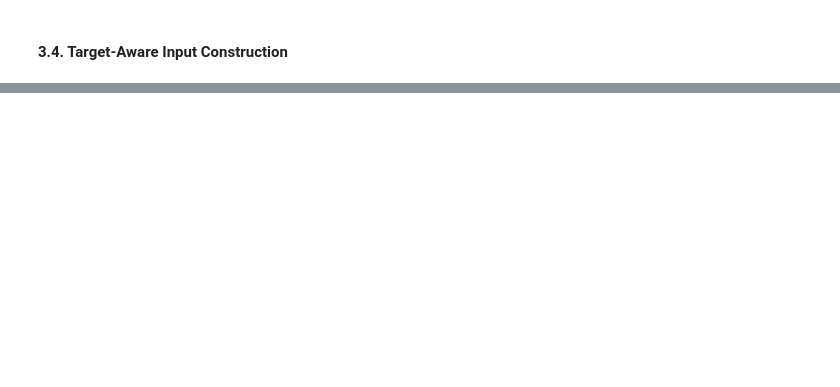
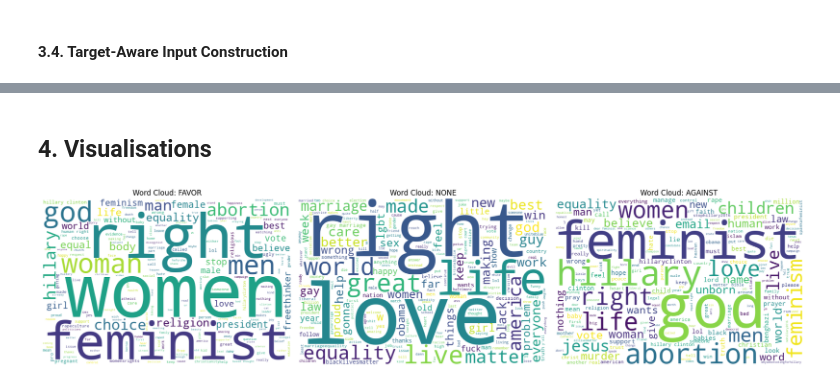
Before and after one commit to Shifali1094/stance-detection, a Jupyter notebook: preprocessing.ipynb, the cells around one changed output, grey strips where cells are left out. Saved outputs shown, nothing was run; the diff lists cells and outputs as text; code cells hidden in the pictures; blank space fills up the shorter version.

Commit message:
add  visualisations

```diff
--- a/preprocessing.ipynb
+++ b/preprocessing.ipynb
@@ -116,2 +120,33 @@ Atheism [SEP] dear lord thank u for all of ur blessings forgive my sins lord giv
 Sample label:
 2
+# %% [markdown]
+## **4. Visualisations**
+# %%
+fig, axes = plt.subplots(1, 3, figsize=(18, 5))
+stance_labels = ['FAVOR', 'NONE', 'AGAINST']
+stop_words = STOPWORDS.union({
+    'semst', 'http', 'https', 'rt', 'amp',
+    'one', 'now', 'get', 'go', 'u', 'im',
+    'dont', 'thing', 'people', 'like', 'know',
+    'time', 'see', 'good', 'day', 'want', 'need',
+    'make', 'think', 'will', 'tcot', 'lovewins',
+    'baltimoreriots', 'scotusmarriage', 'scotus',
+    'wakeupamerica', 'prolifeyouth', 'gamergate',
+    'yesallwomen', 'obamacare',
+    'still', 'even', 'never', 'always', 'every',
+    'much', 'many', 'back', 'say', 'said',
+    'come', 'take', 'let', 'us', 'well',
+    'way', 'today', 'got', 'going', 'thank'
+    })
+
+for ax, stance in zip(axes, stance_labels):
+    text = ' '.join(train_df[train_df['Stance'] == stance]['Tweet'])
+    wc = WordCloud(width=600, height=400, background_color='white', stopwords=stop_words).generate(text)
+    ax.imshow(wc, interpolation='bilinear')
+    ax.set_title(f'Word Cloud: {stance}')
+    ax.axis('off')
+
+plt.tight_layout()
+plt.show()
+# %% [output]
+[figure, added]
```
Also changed, not shown: parts of 3 cells of this notebook.
